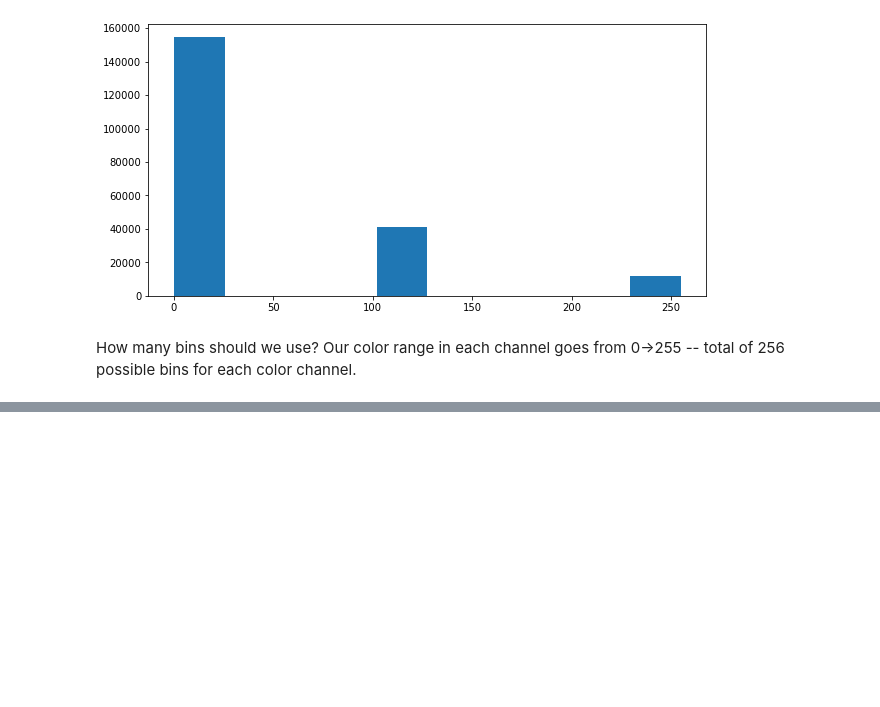
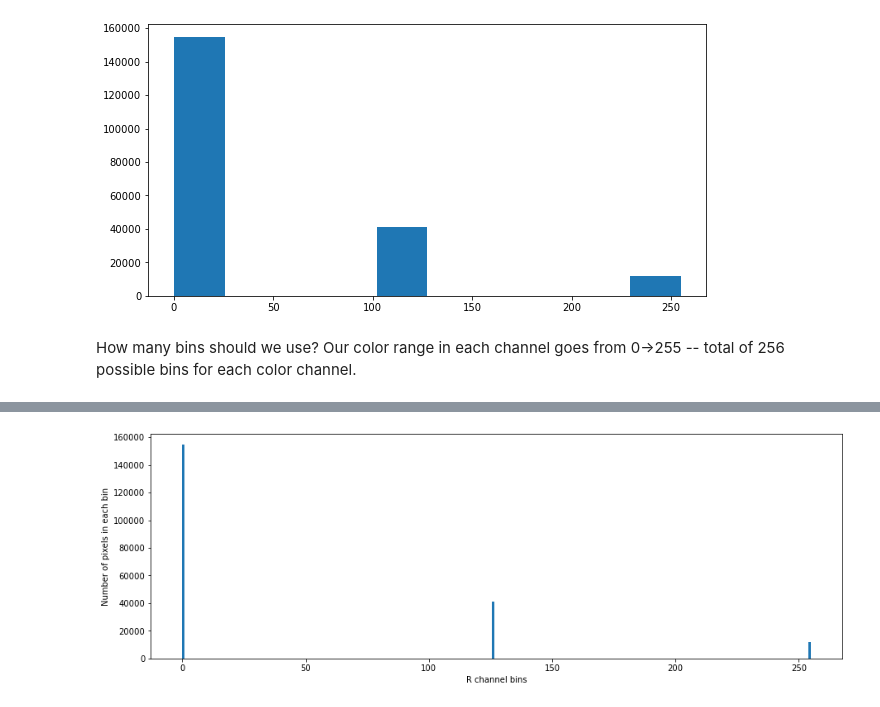
Before and after one commit to UIUC-iSchool-DataViz/is445_spring2022, a Jupyter notebook: week02/inClass_week02.ipynb, the cells around one changed output, grey strips where cells are left out. Cells and saved outputs as stored; diff of their text form; code cells hidden in the pictures; blank space fills up the shorter version.

```diff
--- a/week02/inClass_week02.ipynb
+++ b/week02/inClass_week02.ipynb
@@ -201,0 +202,10 @@ plt.show()
+# %%
+fig, ax = plt.subplots(figsize=(15,5))
+
+ax.hist(im_data[:,:,0].flatten(), bins=256) # all columns, all rows, 0th or first channel = Red channel
+ax.set_xlabel('R channel bins')
+ax.set_ylabel('Number of pixels in each bin')
+
+plt.show()
+# %% [output]
+[figure, added]
```
Also changed, not shown: parts of 1 cell of this notebook.
